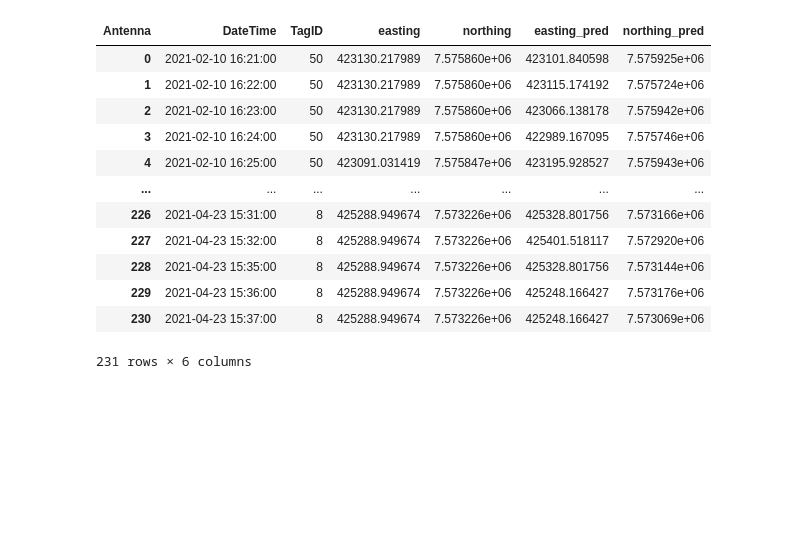
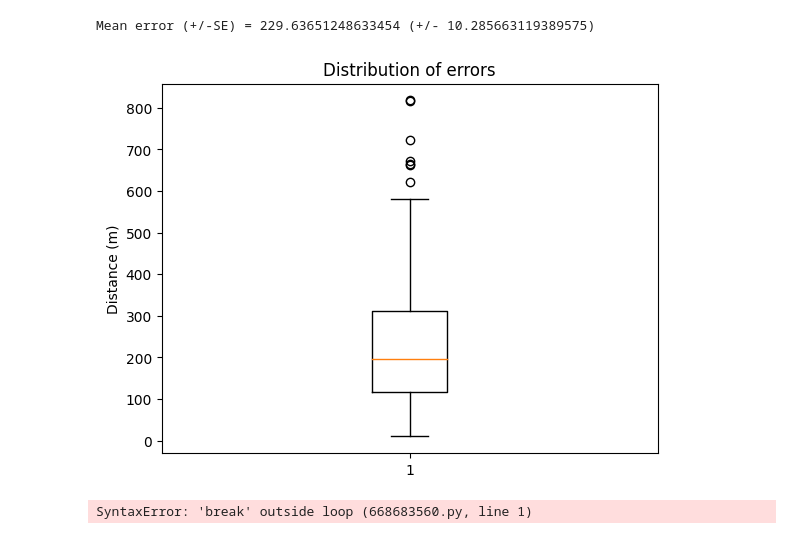
Before and after one commit to johnvanosta/ml4rt, a Jupyter notebook: Train_models.ipynb, the cells around one changed output. Drawn from its saved outputs; the diff is of its cells as text; code cells hidden in the pictures; blank space fills up the shorter version.

```diff
--- a/Train_models.ipynb
+++ b/Train_models.ipynb
@@ -113,12 +243,10 @@ for dimension in dimensions:
 # %%
+# Select the best model for each dimension based off of the best score
 best_models = []
 for dimension in dimensions:
     filtered = [x for x in trained_models if x[0] == dimension]
-    filtered.sort(key=lambda x:x[-1], reverse=True)
+    filtered.sort(key=lambda x: x[-1], reverse=True)
     best_model = filtered[0]
     best_models.append(best_model)
-    print(f"\nThe best performing model for {dimension} was {best_model}\n\nAll model results as follows:")
-
-    for dimension, modelname, model, params, freq, score in filtered:
-        print(dimension, modelname, params, freq, score)
+    print(f"\nThe best performing model for {dimension} was {best_model}")
 # %% [output]
@@ -219,28 +296,41 @@ test_predictions
-# %%
-# Average easting and northings across time interval
-UTM_predictions = (test_predictions.groupby(['DateTime', 'TagID'], as_index=False)
-    .agg({'easting':'first',
-        'northing':'first',
-        'easting_pred':'mean',
-        'northing_pred':'mean'
-        })
-)
-
-UTM_predictions
-
-#potentially add a spline?, or use a spline in the place of the average? Lowess smoothing function looks good
-# %% [output]
-| Antenna | DateTime | TagID | easting | northing | easting_pred | northing_pred |
-| 0 | 2021-02-10 16:21:00 | 50 | 423130.217989 | 7.575860e+06 | 423101.840598 | 7.575925e+06 |
-| 1 | 2021-02-10 16:22:00 | 50 | 423130.217989 | 7.575860e+06 | 423115.174192 | 7.575724e+06 |
-| 2 | 2021-02-10 16:23:00 | 50 | 423130.217989 | 7.575860e+06 | 423066.138178 | 7.575942e+06 |
-| 3 | 2021-02-10 16:24:00 | 50 | 423130.217989 | 7.575860e+06 | 422989.167095 | 7.575746e+06 |
-| 4 | 2021-02-10 16:25:00 | 50 | 423091.031419 | 7.575847e+06 | 423195.928527 | 7.575943e+06 |
-| ... | ... | ... | ... | ... | ... | ... |
-| 226 | 2021-04-23 15:31:00 | 8 | 425288.949674 | 7.573226e+06 | 425328.801756 | 7.573166e+06 |
-| 227 | 2021-04-23 15:32:00 | 8 | 425288.949674 | 7.573226e+06 | 425401.518117 | 7.572920e+06 |
-| 228 | 2021-04-23 15:35:00 | 8 | 425288.949674 | 7.573226e+06 | 425328.801756 | 7.573144e+06 |
-| 229 | 2021-04-23 15:36:00 | 8 | 425288.949674 | 7.573226e+06 | 425248.166427 | 7.573176e+06 |
-| 230 | 2021-04-23 15:37:00 | 8 | 425288.949674 | 7.573226e+06 | 425248.166427 | 7.573069e+06 |
-231 rows × 6 columns
+# %%
+# Calculate the accuracy of the predictions
+
+test_predictions = postprocess_data(sim_data_preproc, tower_locs)
+
+UTM_predictions = (test_predictions.groupby(['DateTime', 'TagID'], as_index=False)
+    .agg({'easting':'first',
+        'northing':'first',
+        'easting_pred':'mean',
+        'northing_pred':'mean'
+        })
+)
+
+# Calculate the Eucledian distance between the predicted and actual locations
+UTM_predictions['distance'] = np.sqrt((UTM_predictions['easting'] - UTM_predictions['easting_pred']) ** 2
+                    + (UTM_predictions['northing'] - UTM_predictions['northing_pred']) ** 2)
+
+# Calculate the mean absolute error of UTM_predictions['distance'] and the standard error
+mean_error = np.mean(UTM_predictions['distance'])
+std_error = stats.sem(UTM_predictions['distance'])
+
+print(f'Mean error (+/-SE) = {mean_error} (+/- {std_error})')
+# %% [output]
+Mean error (+/-SE) = 229.63651248633454 (+/- 10.285663119389575)
+# %%
+# Plot the distribution of the errors
+def plot_error_distribution(distances):
+    fig, ax = plt.subplots()
+    ax.boxplot(distances)
+    ax.set_ylabel('Distance (m)')
+    ax.set_title('Distribution of errors')
+    plt.show()
+
+plot_error_distribution(UTM_predictions['distance'])
+# %% [output]
+[figure, added]
+# %%
+break
+# %% [output]
+SyntaxError: 'break' outside loop (668683560.py, line 1)
 # %%
```
Also changed, not shown: parts of 22 cells of this notebook.
